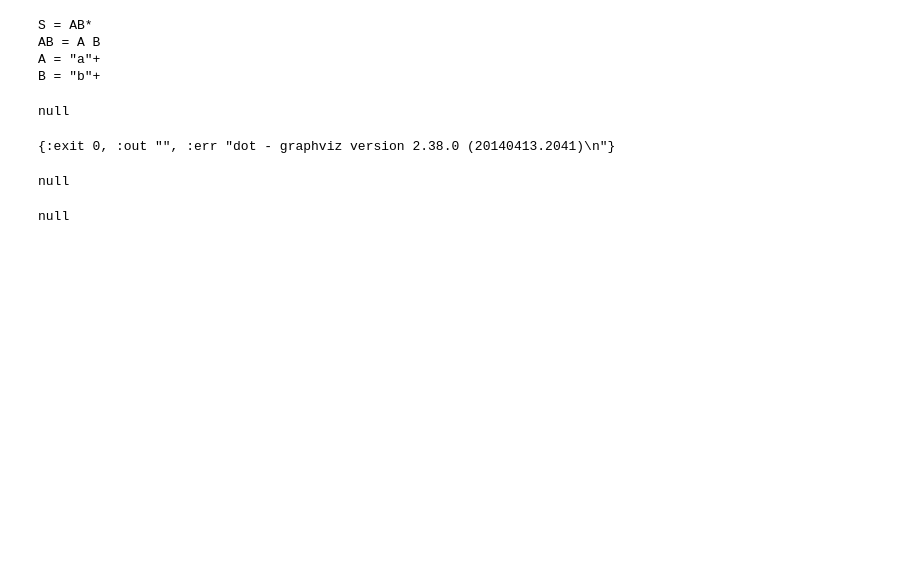
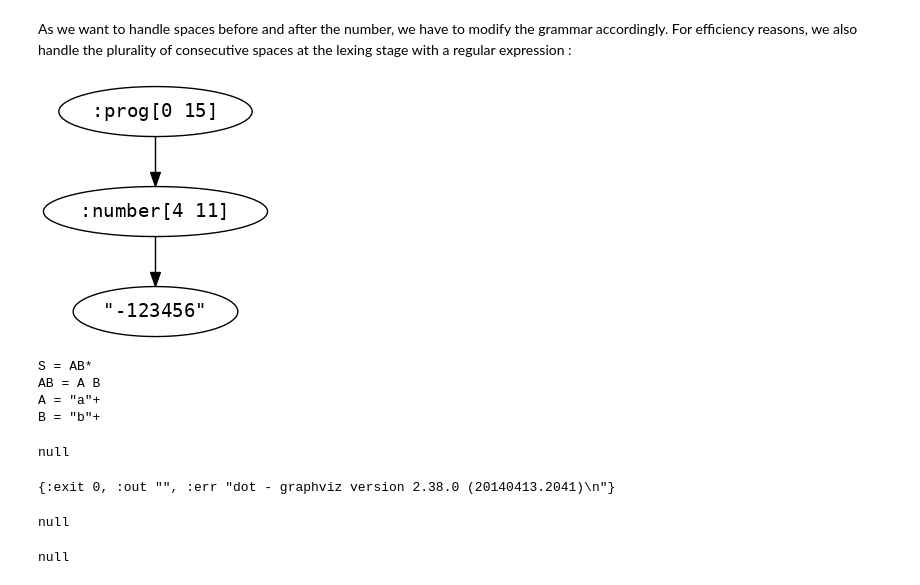
Before and after one commit to bhugueney/binder-test, a Jupyter notebook: Clojure.ipynb, the cells around one changed output. Saved outputs shown, nothing was run; the diff lists cells and outputs as text; code cells hidden in the pictures; blank space fills up the shorter version.

```diff
--- a/Clojure.ipynb
+++ b/Clojure.ipynb
@@ -23,3 +75,15 @@ first getting the dependencies from maven (might take some time, so one has to w
+# %% [markdown]
+As we want to handle spaces before and after the number, we have to modify the grammar accordingly. For efficiency reasons, we also handle the plurality of consecutive spaces at the lexing stage with a regular expression :
+# %%
+(def const-parser
+  (instaparse.core/parser
+   "prog= spaces number spaces
+    number=#'-?[0-9]+'
+    <spaces> = <#'[ ]'*>"))
+
+(instaparse.core/visualize (const-parser "    -123456    ") :output-file :buffered-image )
+# %% [output]
+[figure, added]
 # %%
 (prn as-and-bs);; prn is mandatory to get a display in the notebook
 # %% [output]
```
Also changed, not shown: parts of 12 cells of this notebook.
